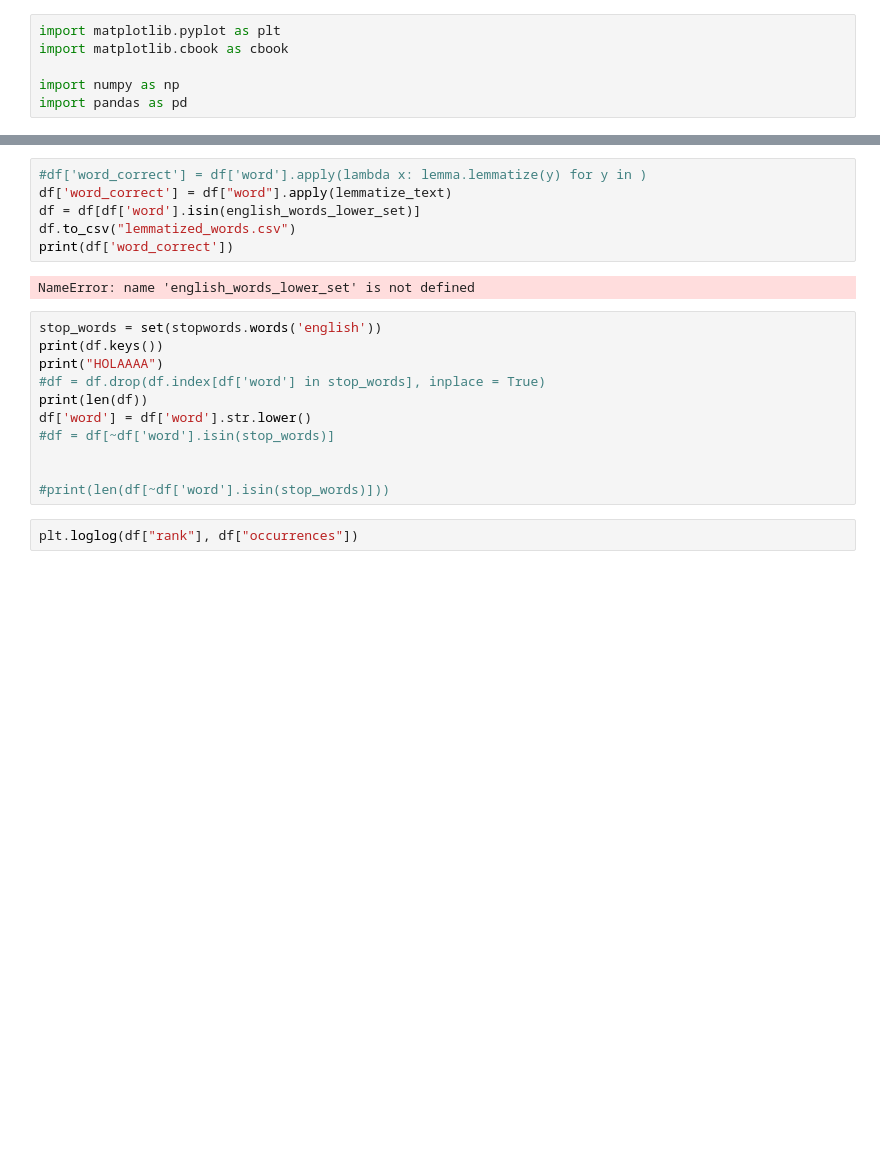
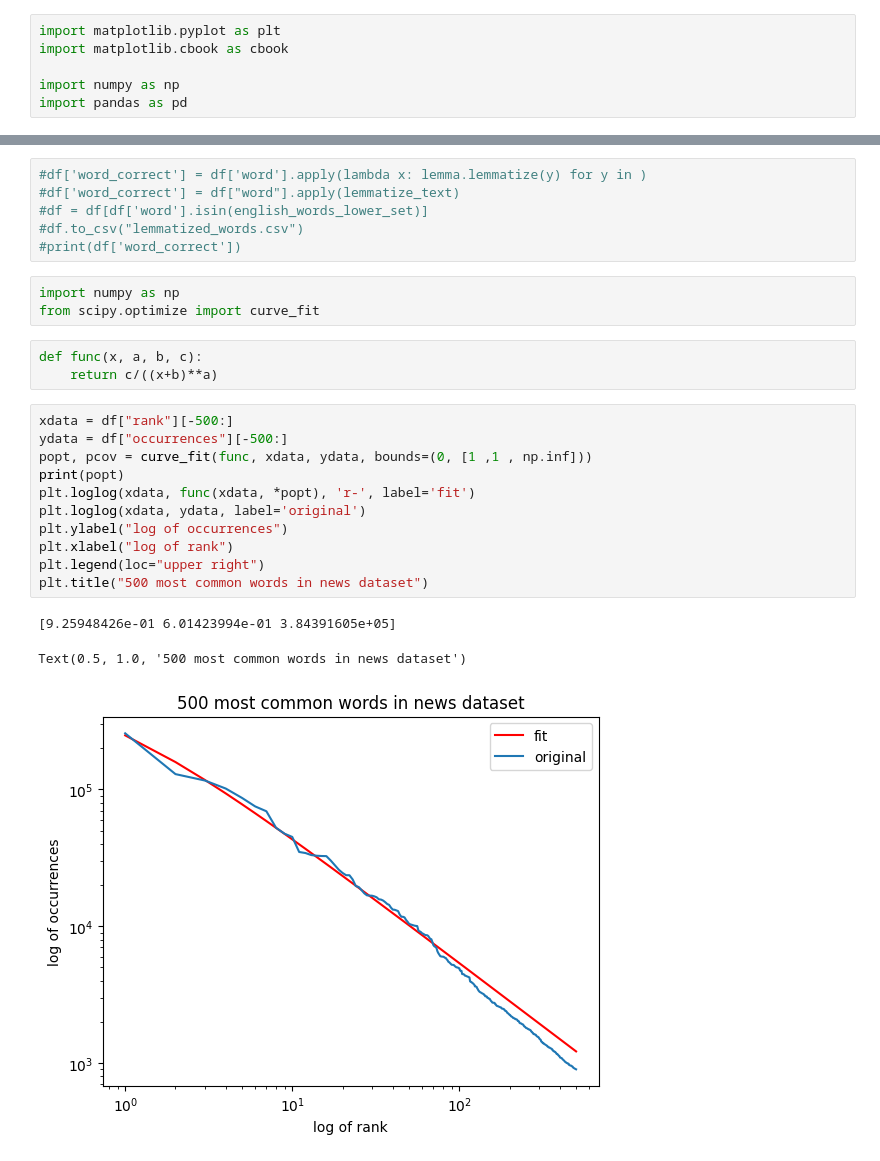
Before and after one commit to icalamesa/CAIM, a Jupyter notebook: session1ESZipfHeaps/main.ipynb, the cells around one changed output, grey strips where cells are left out. Cells and saved outputs as stored; diff of their text form; blank space fills up the shorter version.

Commit message:
working loglog and curve fitting

```diff
--- a/session1ESZipfHeaps/main.ipynb
+++ b/session1ESZipfHeaps/main.ipynb
@@ -72,21 +90,27 @@ plt.loglog(df["rank"], df["occurrences"])
 # %%
 #df['word_correct'] = df['word'].apply(lambda x: lemma.lemmatize(y) for y in )
-df['word_correct'] = df["word"].apply(lemmatize_text)
-df = df[df['word'].isin(english_words_lower_set)]
-df.to_csv("lemmatized_words.csv")
-print(df['word_correct'])
+#df['word_correct'] = df["word"].apply(lemmatize_text)
+#df = df[df['word'].isin(english_words_lower_set)]
+#df.to_csv("lemmatized_words.csv")
+#print(df['word_correct'])
-# %% [output]
-NameError: name 'english_words_lower_set' is not defined
 # %%
-stop_words = set(stopwords.words('english'))
-print(df.keys())
-print("HOLAAAA")
-#df = df.drop(df.index[df['word'] in stop_words], inplace = True)
-print(len(df))
-df['word'] = df['word'].str.lower()
-#df = df[~df['word'].isin(stop_words)]
-
-
-#print(len(df[~df['word'].isin(stop_words)]))
+import numpy as np
+from scipy.optimize import curve_fit
+# %%
+def func(x, a, b, c):
+    return c/((x+b)**a)
 # %%
-plt.loglog(df["rank"], df["occurrences"])
+xdata = df["rank"][-500:]
+ydata = df["occurrences"][-500:]
+popt, pcov = curve_fit(func, xdata, ydata, bounds=(0, [1 ,1 , np.inf]))
+print(popt)
+plt.loglog(xdata, func(xdata, *popt), 'r-', label='fit')
+plt.loglog(xdata, ydata, label='original')
+plt.ylabel("log of occurrences")
+plt.xlabel("log of rank")
+plt.legend(loc="upper right")
+plt.title("500 most common words in news dataset")
+# %% [output]
+[9.25948426e-01 6.01423994e-01 3.84391605e+05]
+Text(0.5, 1.0, '500 most common words in news dataset')
+[figure, added]
```
Also changed, not shown: parts of 20 cells of this notebook, 5 other files.
